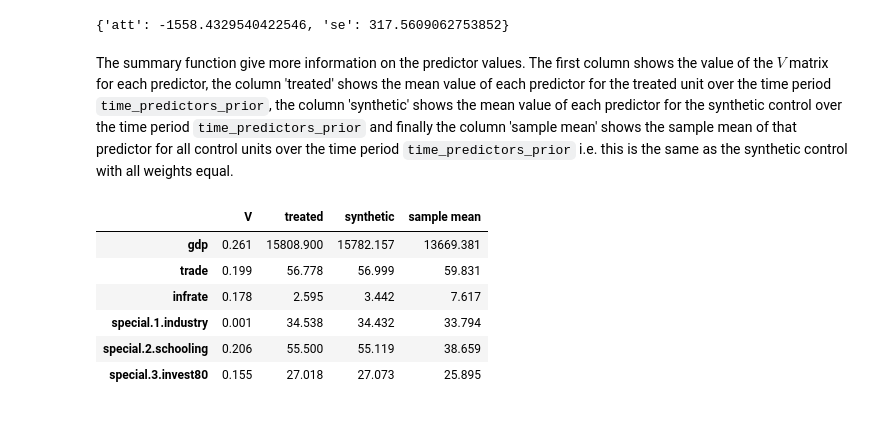
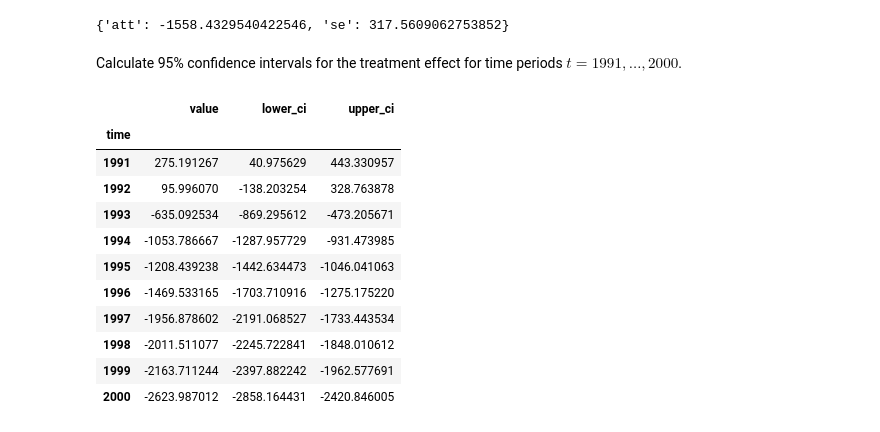
Before and after one commit to sdfordham/pysyncon, a Jupyter notebook: examples/germany.ipynb, the cells around one changed output. Drawn from its saved outputs; the diff is of its cells as text; code cells hidden in the pictures.

```diff
--- a/examples/germany.ipynb
+++ b/examples/germany.ipynb
@@ -162,15 +174,26 @@ Compute the average treatment effect on the treated unit (ATT) over the post-tre
 synth.att(time_period=range(1990, 2004))
 # %% [output]
 {'att': -1558.4329540422546, 'se': 317.5609062753852}
-# %% [markdown]
-The summary function give more information on the predictor values. The first column shows the value of the $V$ matrix for each predictor, the column 'treated' shows the mean value of each predictor for the treated unit over the time period `time_predictors_prior`, the column 'synthetic' shows the mean value of each predictor for the synthetic control over the time period `time_predictors_prior` and finally the column 'sample mean' shows the sample mean of that predictor for all control units over the time period `time_predictors_prior` i.e. this is the same as the synthetic control with all weights equal.
-# %%
-synth.summary()
-# %% [output]
-|  | V | treated | synthetic | sample mean |
-| gdp | 0.261 | 15808.900 | 15782.157 | 13669.381 |
-| trade | 0.199 | 56.778 | 56.999 | 59.831 |
-| infrate | 0.178 | 2.595 | 3.442 | 7.617 |
-| special.1.industry | 0.001 | 34.538 | 34.432 | 33.794 |
-| special.2.schooling | 0.206 | 55.500 | 55.119 | 38.659 |
-| special.3.invest80 | 0.155 | 27.018 | 27.073 | 25.895 |
+# %% [markdown]
+Calculate 95% confidence intervals for the treatment effect for time periods $t=1991, \ldots, 2000$.
+# %%
+synth.confidence_interval(
+    alpha=0.05,
+    time_periods=[1991, 1992, 1993, 1994, 1995, 1996, 1997, 1998, 1999, 2000],
+    custom_V=synth_train.V,
+    max_iter=50,
+    verbose=False
+)
+# %% [output]
+|  | value | lower_ci | upper_ci |
+| time |  |  |  |
+| 1991 | 275.191267 | 40.975629 | 443.330957 |
+| 1992 | 95.996070 | -138.203254 | 328.763878 |
+| 1993 | -635.092534 | -869.295612 | -473.205671 |
+| 1994 | -1053.786667 | -1287.957729 | -931.473985 |
+| 1995 | -1208.439238 | -1442.634473 | -1046.041063 |
+| 1996 | -1469.533165 | -1703.710916 | -1275.175220 |
+| 1997 | -1956.878602 | -2191.068527 | -1733.443534 |
+| 1998 | -2011.511077 | -2245.722841 | -1848.010612 |
+| 1999 | -2163.711244 | -2397.882242 | -1962.577691 |
+| 2000 | -2623.987012 | -2858.164431 | -2420.846005 |
```
Also changed, not shown: parts of 2 cells of this notebook.
